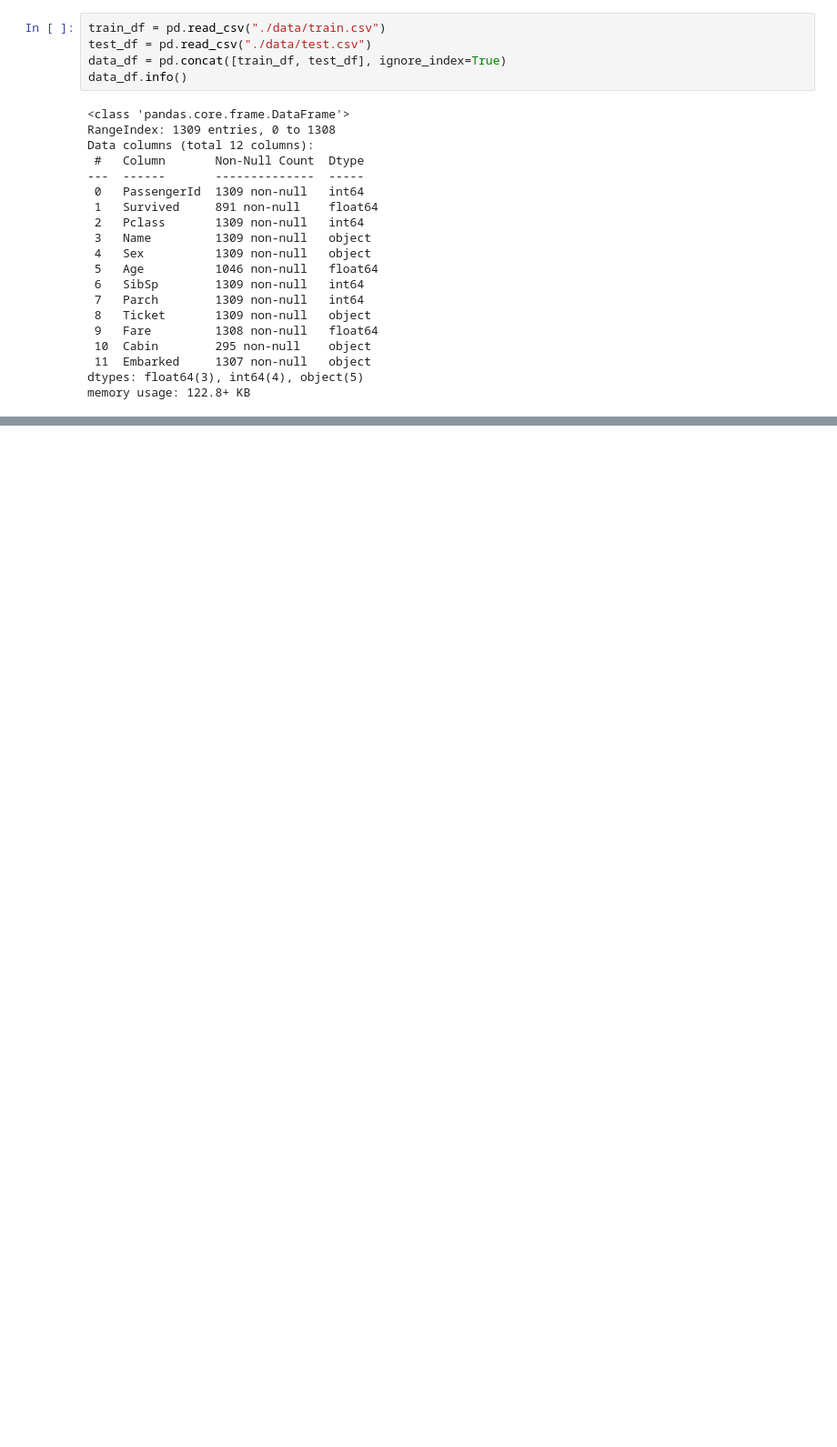
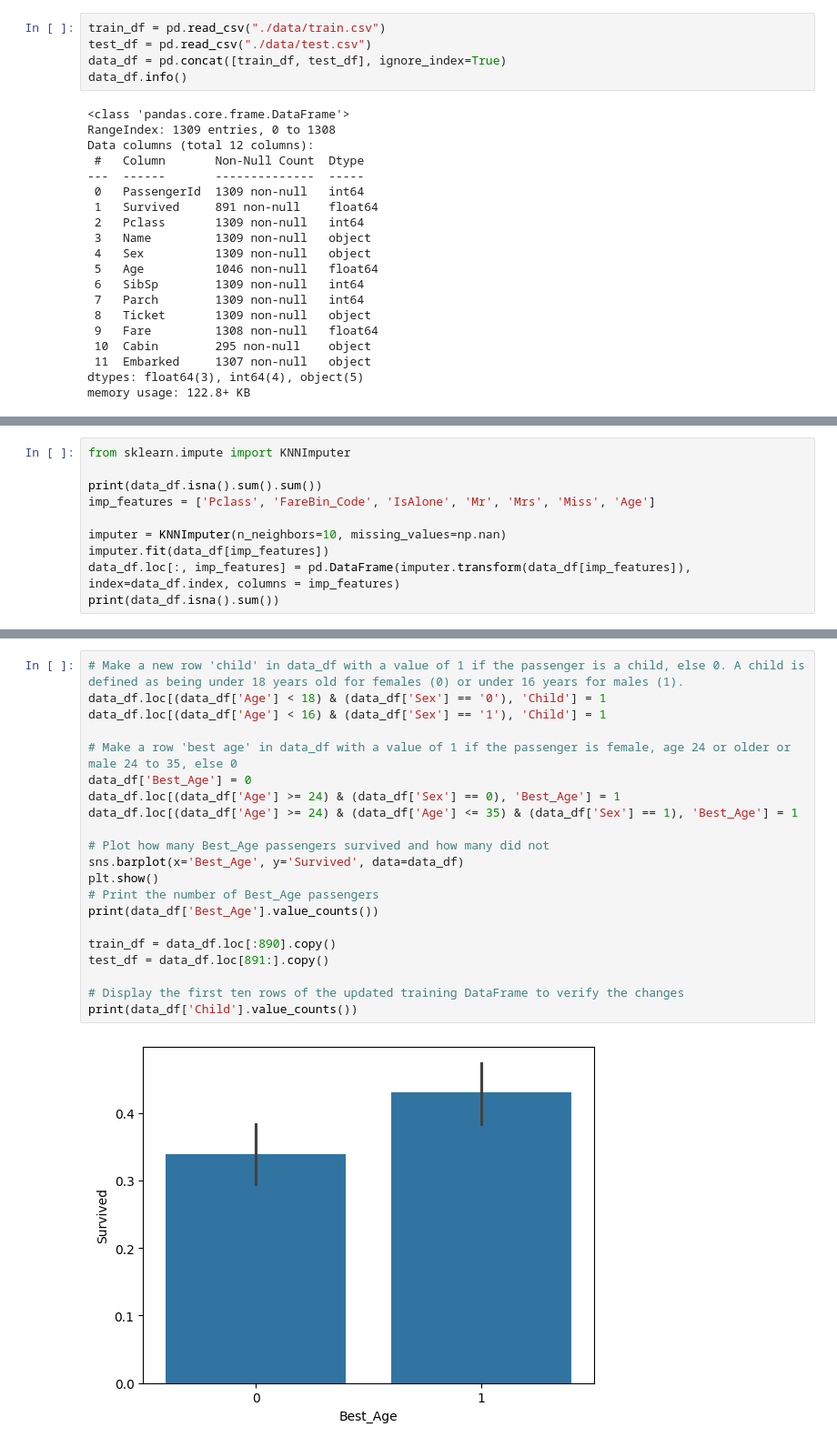
Before and after one commit to Jacobpes/titanic, a Jupyter notebook: EDA.ipynb, the cells around one changed output, grey strips where cells are left out. Shown at 91% size. Cells and saved outputs as stored; diff of their text form; blank space fills up the shorter version.

```diff
--- a/EDA.ipynb
+++ b/EDA.ipynb
@@ -392,0 +460,10 @@ print(test_df.head(5))
+# %%
+from sklearn.impute import KNNImputer
+
+print(data_df.isna().sum().sum())
+imp_features = ['Pclass', 'FareBin_Code', 'IsAlone', 'Mr', 'Mrs', 'Miss', 'Age']
+
+imputer = KNNImputer(n_neighbors=10, missing_values=np.nan)
+imputer.fit(data_df[imp_features])
+data_df.loc[:, imp_features] = pd.DataFrame(imputer.transform(data_df[imp_features]), index=data_df.index, columns = imp_features)
+print(data_df.isna().sum())
@@ -392,0 +590,23 @@ print(test_df.head(5))
+# %%
+# Make a new row 'child' in data_df with a value of 1 if the passenger is a child, else 0. A child is defined as being under 18 years old for females (0) or under 16 years for males (1).
+data_df.loc[(data_df['Age'] < 18) & (data_df['Sex'] == '0'), 'Child'] = 1
+data_df.loc[(data_df['Age'] < 16) & (data_df['Sex'] == '1'), 'Child'] = 1
+
+# Make a row 'best age' in data_df with a value of 1 if the passenger is female, age 24 or older or male 24 to 35, else 0
+data_df['Best_Age'] = 0
+data_df.loc[(data_df['Age'] >= 24) & (data_df['Sex'] == 0), 'Best_Age'] = 1
+data_df.loc[(data_df['Age'] >= 24) & (data_df['Age'] <= 35) & (data_df['Sex'] == 1), 'Best_Age'] = 1
+
+# Plot how many Best_Age passengers survived and how many did not
+sns.barplot(x='Best_Age', y='Survived', data=data_df)
+plt.show()
+# Print the number of Best_Age passengers
+print(data_df['Best_Age'].value_counts())
+
+train_df = data_df.loc[:890].copy()
+test_df = data_df.loc[891:].copy()
+
+# Display the first ten rows of the updated training DataFrame to verify the changes
+print(data_df['Child'].value_counts())
+# %% [output]
+[figure, added]
```
Also changed, not shown: parts of 31 cells of this notebook.
